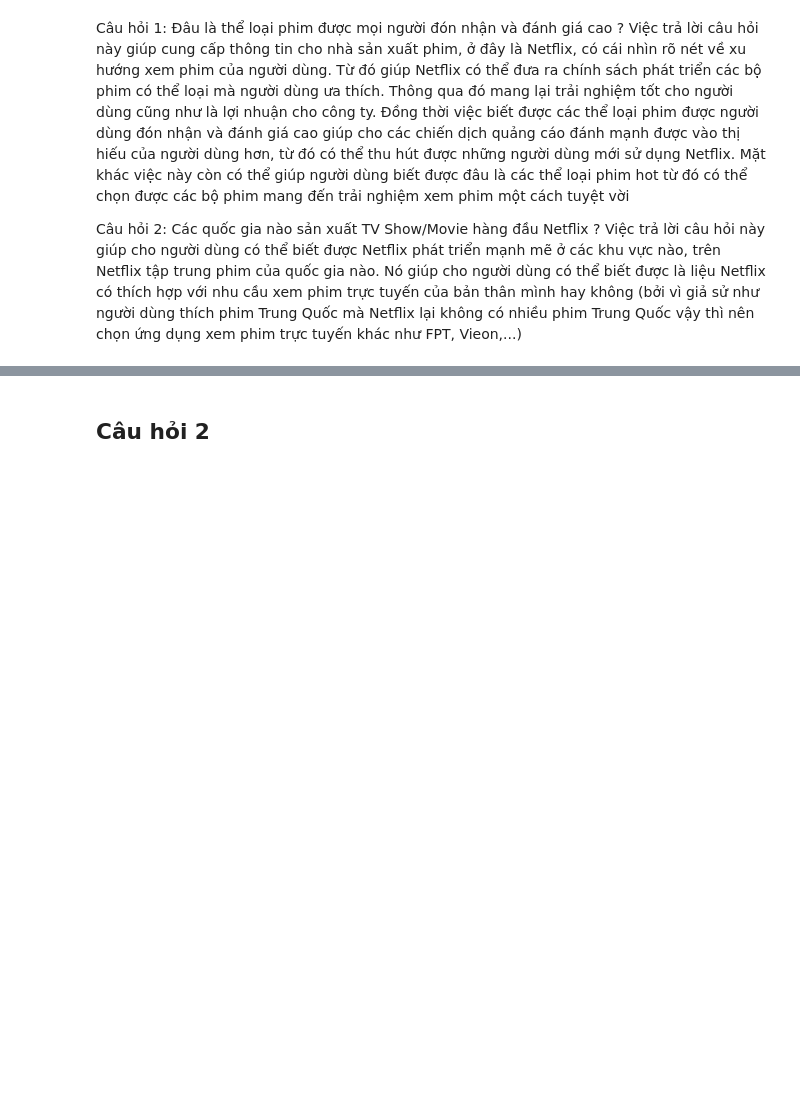
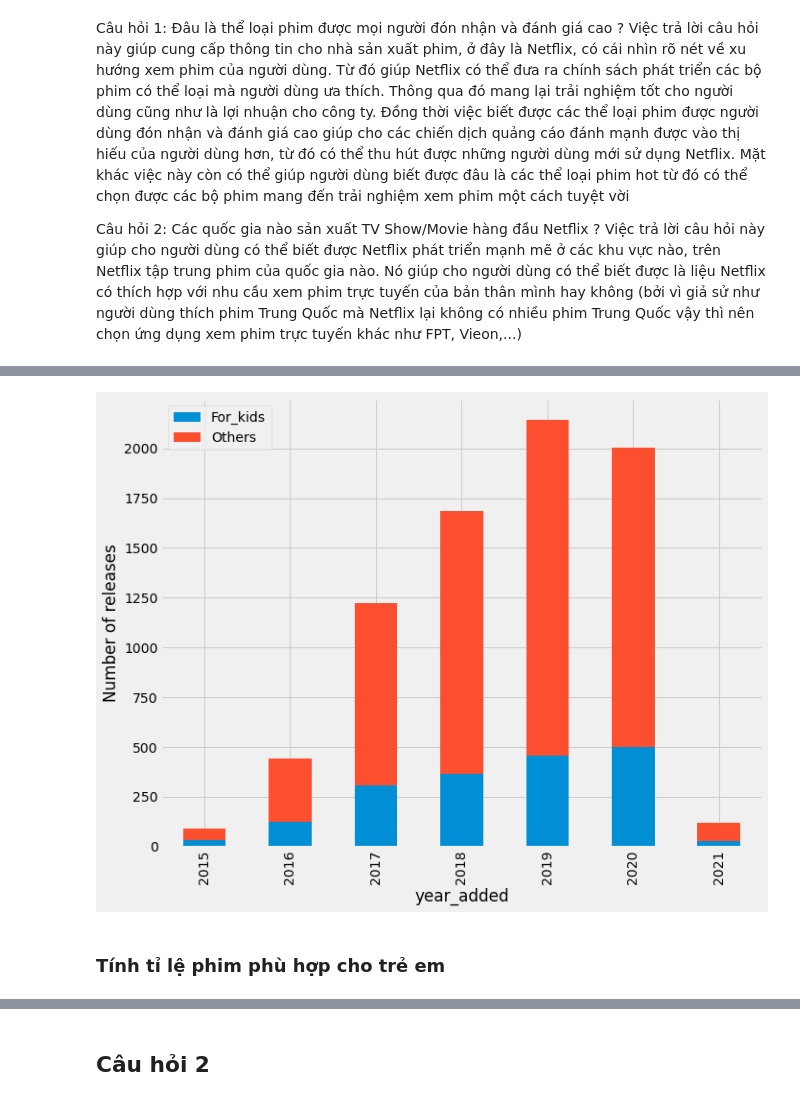
Before and after one commit to Duyvugithub/Final_P4DS, a Jupyter notebook: Notebook.ipynb, the cells around one changed output, grey strips where cells are left out. Cells and saved outputs as stored; diff of their text form; code cells hidden in the pictures; blank space fills up the shorter version.

```diff
--- a/Notebook.ipynb
+++ b/Notebook.ipynb
@@ -291,0 +339,2 @@ Tỉ lệ sản xuất nội dung phù hợp cho thiếu nhi qua các năm như
+# %%
+nmts_by_year = nmts_by_year[nmts_by_year.index >= 2015]
@@ -291,0 +343,5 @@ Tỉ lệ sản xuất nội dung phù hợp cho thiếu nhi qua các năm như
+# %%
+kid_by_year = kids_df.groupby('year_added').size()
+#Chuyển năm về kiểu `int`
+kid_by_year.index = kid_by_year.index.astype('int')
+kid_by_year
@@ -291,0 +364,2 @@ Tỉ lệ sản xuất nội dung phù hợp cho thiếu nhi qua các năm như
+# %%
+kid_by_year = kid_by_year[kid_by_year.index >= 2015]
@@ -291,0 +368,5 @@ Tỉ lệ sản xuất nội dung phù hợp cho thiếu nhi qua các năm như
+# %%
+df_by_year = pd.concat([nmts_by_year, kid_by_year], axis=1)
+df_by_year.columns= ['Total', 'For_kids']
+df_by_year["Others"] = nmts_by_year - kid_by_year
+df_by_year
@@ -291,0 +383,6 @@ Tỉ lệ sản xuất nội dung phù hợp cho thiếu nhi qua các năm như
+# %%
+df_by_year[["For_kids", "Others"]].plot.bar(stacked=True, figsize=(10,8), ylabel="Number of releases");
+# %% [output]
+[figure, added]
+# %% [markdown]
+### Tính tỉ lệ phim phù hợp cho trẻ em
```
Also changed, not shown: parts of 21 cells of this notebook.
